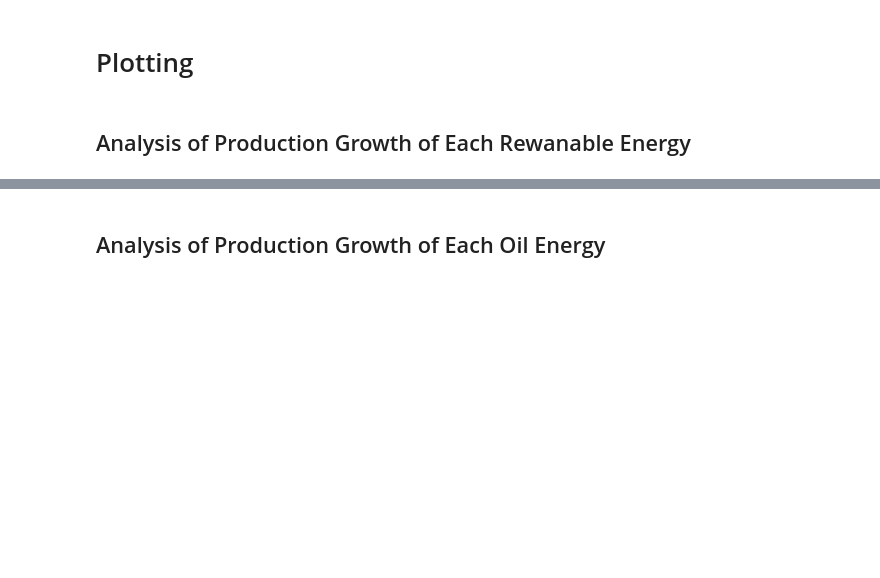
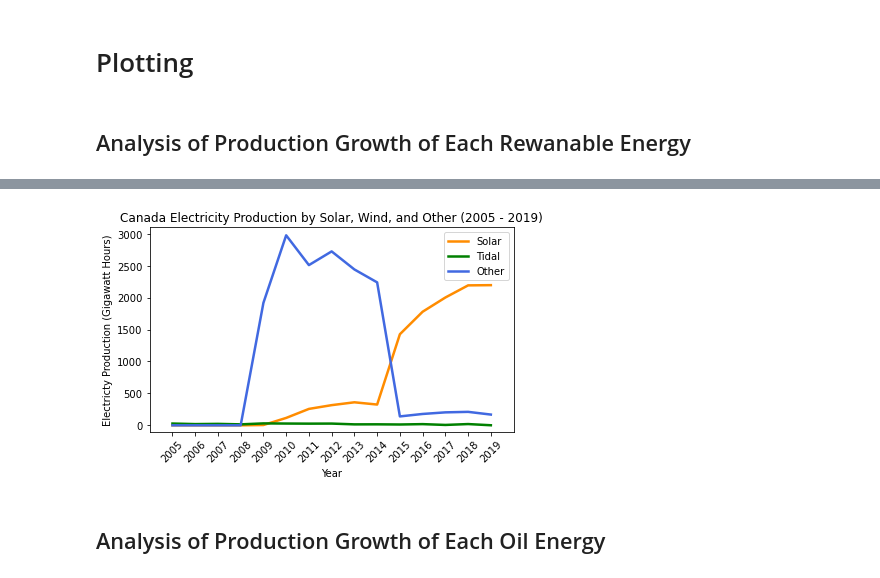
Before and after one commit to kk-deng/CanadaEnergyIE, a Jupyter notebook: Part 4 - Plotting.ipynb, the cells around one changed output, grey strips where cells are left out. Cells and saved outputs as stored; diff of their text form; code cells hidden in the pictures; blank space fills up the shorter version.

```diff
--- a/Part 4 - Plotting.ipynb
+++ b/Part 4 - Plotting.ipynb
@@ -412,3 +413,22 @@ plt.savefig("Plots\Question 5 - Time vs. Types of Renewable Sources for Canada.p
+# %%
+# Generate and Format a line graph for electricity production by solar, wind, and other source to see the capacity growth trend
+plt.plot(canada_complete_data["Year"], canada_complete_data["Solar"]/1000, color = "darkorange", linewidth = 2.5,
+         label = "Solar")
+plt.plot(canada_complete_data["Year"], canada_complete_data["Tidal power turbine"]/1000, color = "green", linewidth = 2.5,
+         label = "Tidal")
+plt.plot(canada_complete_data["Year"], canada_complete_data["Other types of electricity generation"]/1000, linewidth = 2.5,
+         color = "royalblue", label = "Other")
+plt.xticks(canada_complete_data["Year"], canada_complete_data["Year"], rotation = 45)
+plt.xlim(2004,2020)
+plt.ylim(-100, 3100)
+plt.xlabel("Year")
+plt.ylabel("Electricty Production (Gigawatt Hours)")
+plt.title("Canada Electricity Production by Solar, Wind, and Other (2005 - 2019)")
+plt.legend(loc="upper right")
+plt.tight_layout()
+plt.savefig("Plots\Question 5 - Closer Look of Time vs. Types of Renewable Sources Graph for Canada.png", bbox_inches = "tight")
+# %% [output]
+[figure, added]
 # %% [markdown]
 ## Analysis of Production Growth of Each Oil Energy
 # %%
```
Also changed, not shown: parts of 5 cells of this notebook, 6 other files.
